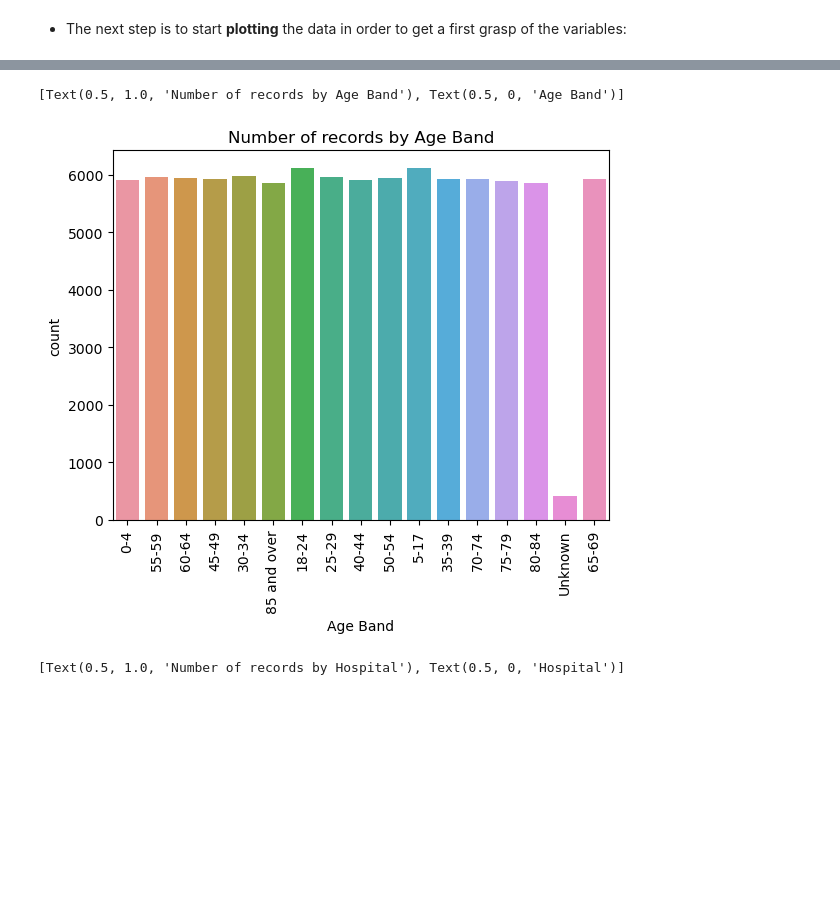
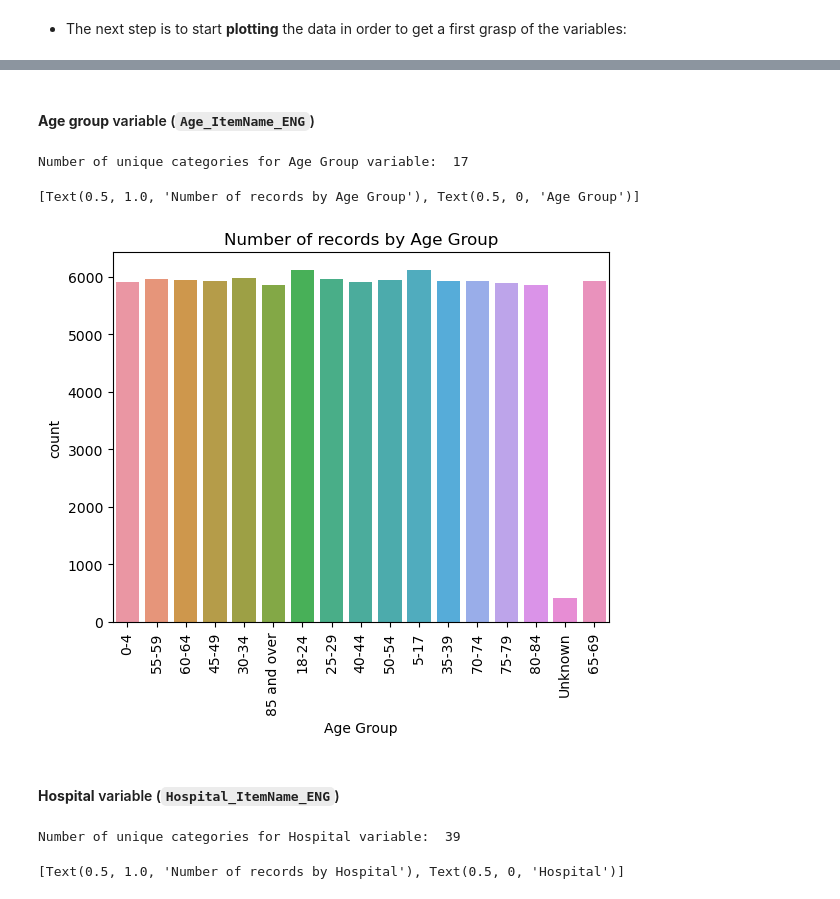
Before and after one commit to AuraFrizzati/python2-swansea-course, a Jupyter notebook: final_project/final_project_python2_AuraFrizzati.ipynb, the cells around one changed output, grey strips where cells are left out. Saved outputs shown, nothing was run; the diff lists cells and outputs as text; code cells hidden in the pictures; blank space fills up the shorter version.

Commit message:
category plots added

```diff
--- a/final_project/final_project_python2_AuraFrizzati.ipynb
+++ b/final_project/final_project_python2_AuraFrizzati.ipynb
@@ -179,12 +185,24 @@ plot.set(title="Number of records by Sex group", xlabel="Sex group")
 [figure]
+# %% [markdown]
+#### **Age group** variable (`Age_ItemName_ENG`)
+# %%
+print("Number of unique categories for Age Group variable: ", ED_wales_data_cln['Age_ItemName_ENG'].nunique())
+# %% [output]
+Number of unique categories for Age Group variable:  17
 # %%
-## counts by Age Band variable
+## counts by Age Group variable
 plot = sns.countplot(x="Age_ItemName_ENG", data=ED_wales_data_cln)
 plot.set_xticklabels(plot.get_xticklabels(), rotation=90)
-plot.set(title="Number of records by Age Band", xlabel="Age Band")
+plot.set(title="Number of records by Age Group", xlabel="Age Group")
 # %% [output]
-[Text(0.5, 1.0, 'Number of records by Age Band'), Text(0.5, 0, 'Age Band')]
+[Text(0.5, 1.0, 'Number of records by Age Group'), Text(0.5, 0, 'Age Group')]
-[figure, old version]
+[figure, new version]
+# %% [markdown]
+#### **Hospital** variable (`Hospital_ItemName_ENG`)
+# %%
+print("Number of unique categories for Hospital variable: ", ED_wales_data_cln['Hospital_ItemName_ENG'].nunique())
+# %% [output]
+Number of unique categories for Hospital variable:  39
 # %%
 ## counts by Hospital variable
 plot = sns.countplot(x="Hospital_ItemName_ENG", data=ED_wales_data_cln)
```
Also changed, not shown: parts of 5 cells of this notebook.
